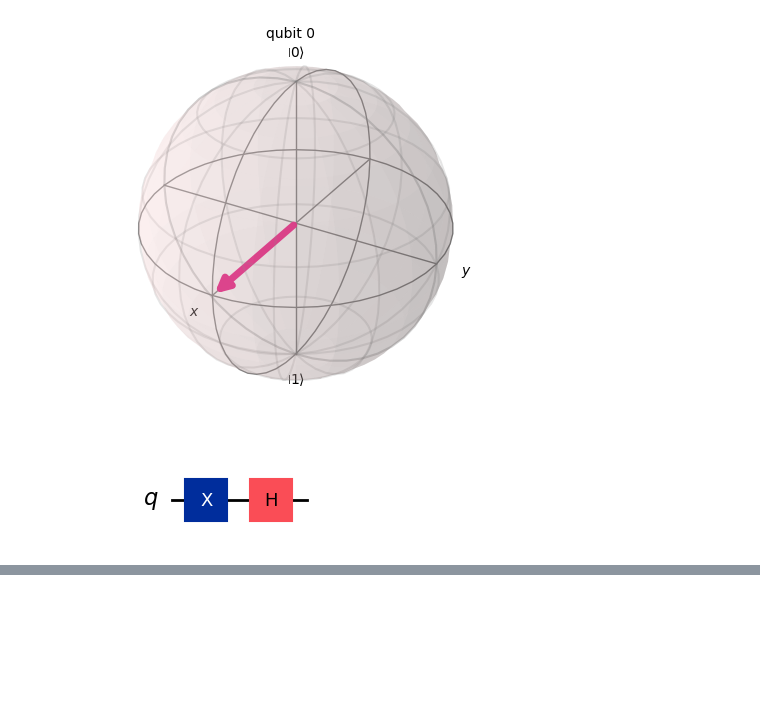
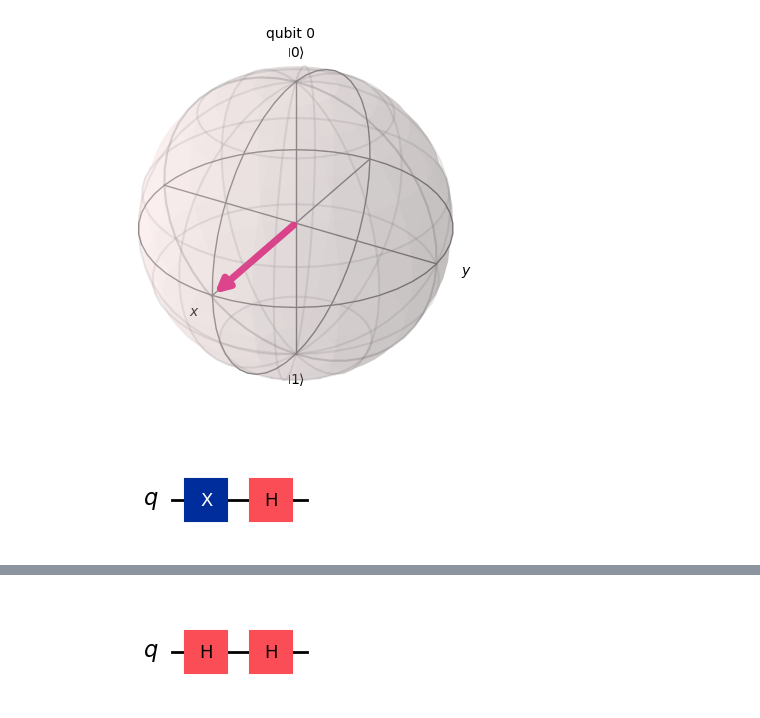
Before and after one commit to k2co3-0803-n/Qiskit, a Jupyter notebook: bits_gates_circuits.ipynb, the cells around one changed output, grey strips where cells are left out. Drawn from its saved outputs; the diff is of its cells as text; code cells hidden in the pictures; blank space fills up the shorter version.

```diff
--- a/bits_gates_circuits.ipynb
+++ b/bits_gates_circuits.ipynb
@@ -71,0 +103,7 @@ plot_bloch_multivector(out_vector)
+# %%
+qc = QuantumCircuit(1)
+qc.h(0)
+qc.h(0)
+qc.draw("mpl")
+# %% [output]
+[figure, added]
```
Also changed, not shown: parts of 17 cells of this notebook.
